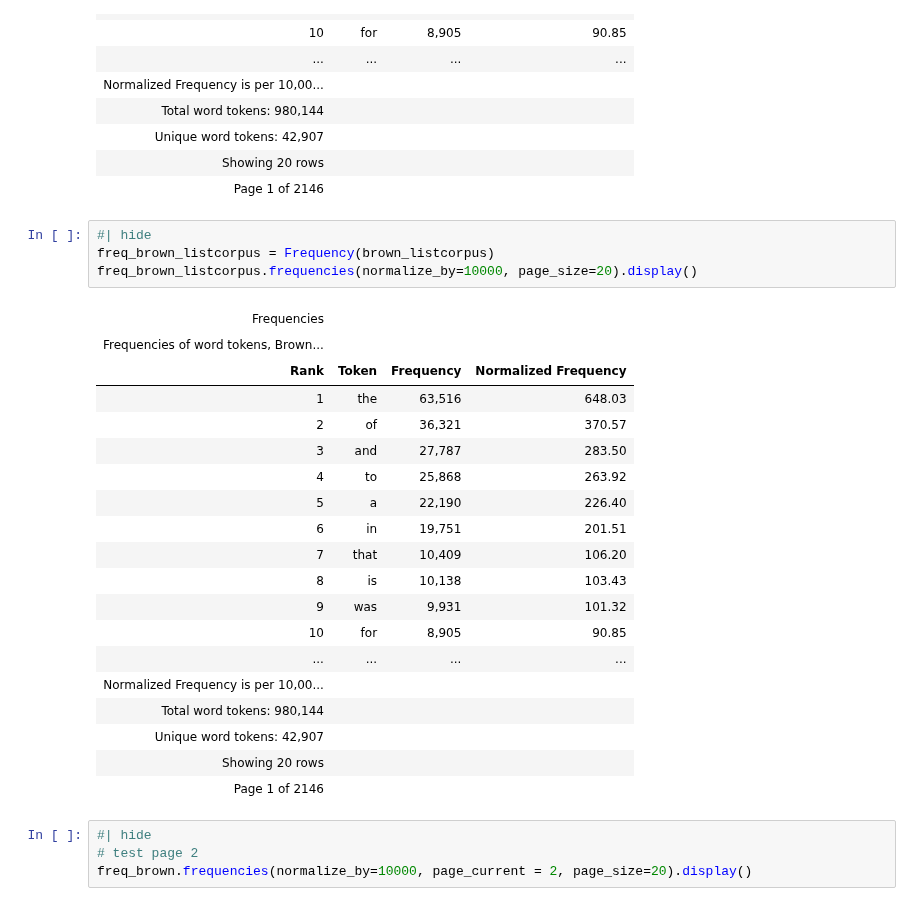
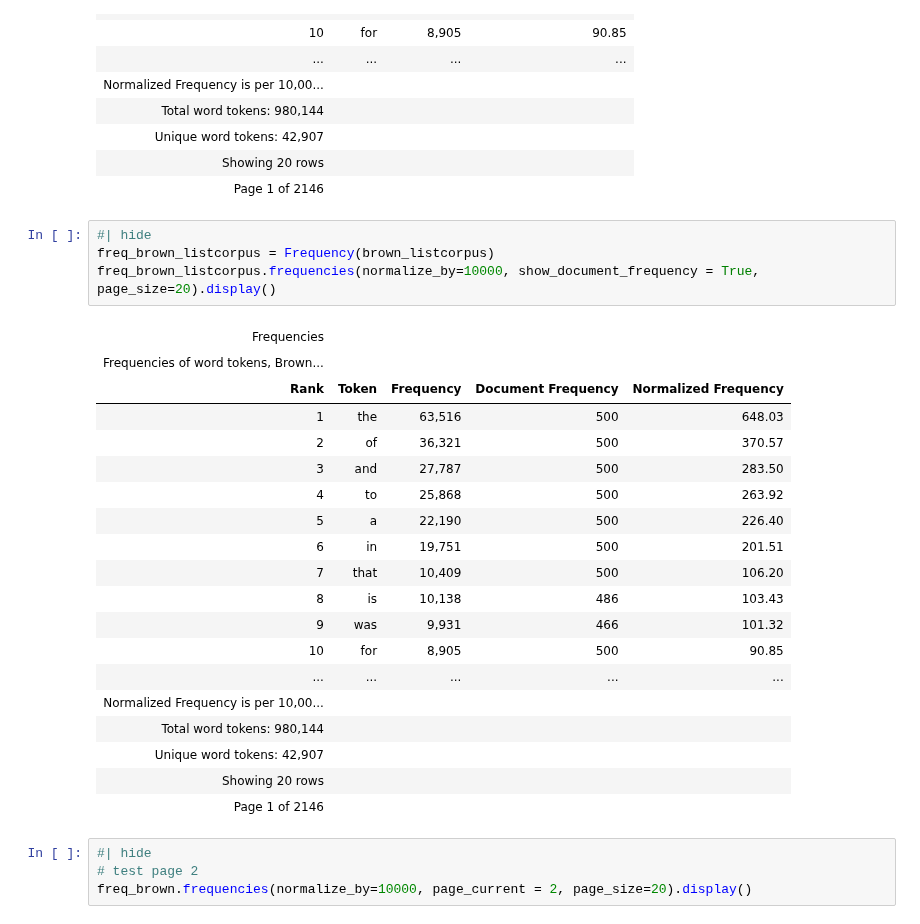
Before and after one commit to polsci/conc, a Jupyter notebook: nbs/api/70_frequency.ipynb, the cells around one changed output. Saved outputs shown, nothing was run; the diff lists cells and outputs as text.

Commit message:
support for list corpus format with document frequency counts

```diff
--- a/nbs/api/70_frequency.ipynb
+++ b/nbs/api/70_frequency.ipynb
@@ -271,27 +278,27 @@ freq_brown.frequencies(normalize_by=10000, page_size=20).display()
 # %%
 #| hide
 freq_brown_listcorpus = Frequency(brown_listcorpus)
-freq_brown_listcorpus.frequencies(normalize_by=10000, page_size=20).display()
+freq_brown_listcorpus.frequencies(normalize_by=10000, show_document_frequency = True, page_size=20).display()
 # %% [output]
-| Frequencies |  |  |  |
-| Frequencies of word tokens, Brown... |  |  |  |
-| Rank | Token | Frequency | Normalized Frequency |
-| 1 | the | 63,516 | 648.03 |
-| 2 | of | 36,321 | 370.57 |
-| 3 | and | 27,787 | 283.50 |
-| 4 | to | 25,868 | 263.92 |
-| 5 | a | 22,190 | 226.40 |
-| 6 | in | 19,751 | 201.51 |
-| 7 | that | 10,409 | 106.20 |
-| 8 | is | 10,138 | 103.43 |
-| 9 | was | 9,931 | 101.32 |
-| 10 | for | 8,905 | 90.85 |
-| ... | ... | ... | ... |
-| Normalized Frequency is per 10,00... |  |  |  |
-| Total word tokens: 980,144 |  |  |  |
-| Unique word tokens: 42,907 |  |  |  |
-| Showing 20 rows |  |  |  |
-| Page 1 of 2146 |  |  |  |
+| Frequencies |  |  |  |  |
+| Frequencies of word tokens, Brown... |  |  |  |  |
+| Rank | Token | Frequency | Document Frequency | Normalized Frequency |
+| 1 | the | 63,516 | 500 | 648.03 |
+| 2 | of | 36,321 | 500 | 370.57 |
+| 3 | and | 27,787 | 500 | 283.50 |
+| 4 | to | 25,868 | 500 | 263.92 |
+| 5 | a | 22,190 | 500 | 226.40 |
+| 6 | in | 19,751 | 500 | 201.51 |
+| 7 | that | 10,409 | 500 | 106.20 |
+| 8 | is | 10,138 | 486 | 103.43 |
+| 9 | was | 9,931 | 466 | 101.32 |
+| 10 | for | 8,905 | 500 | 90.85 |
+| ... | ... | ... | ... | ... |
+| Normalized Frequency is per 10,00... |  |  |  |  |
+| Total word tokens: 980,144 |  |  |  |  |
+| Unique word tokens: 42,907 |  |  |  |  |
+| Showing 20 rows |  |  |  |  |
+| Page 1 of 2146 |  |  |  |  |
 # %%
 #| hide
 # test page 2
```
Also changed, not shown: parts of 3 cells of this notebook.
